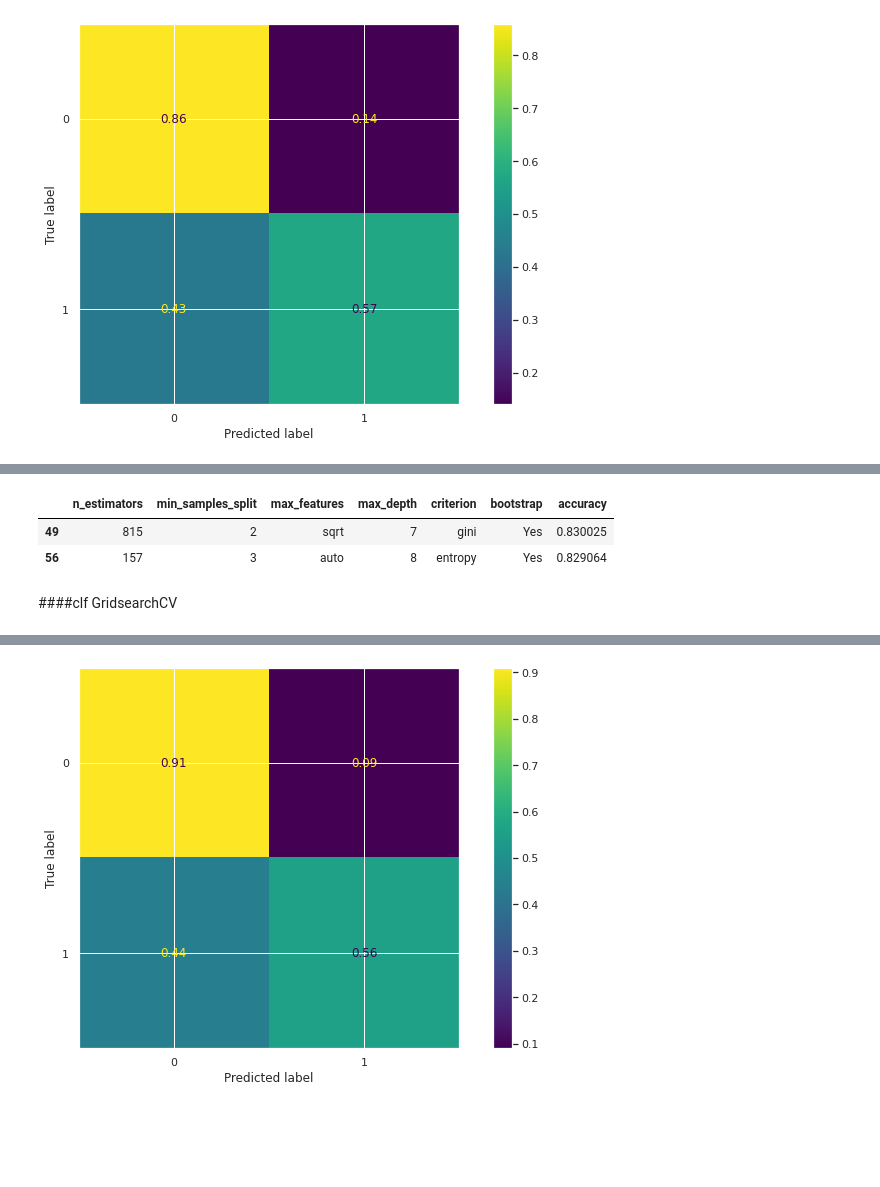
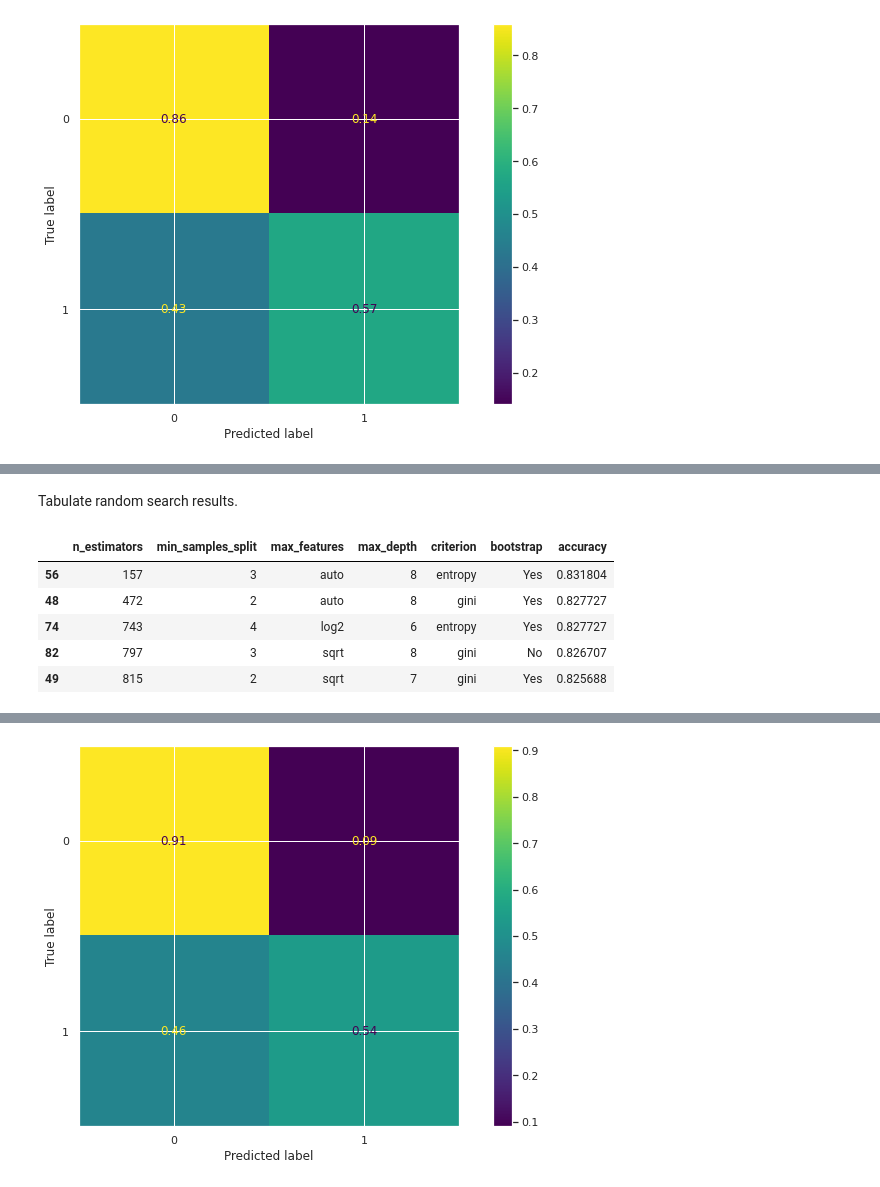
Before and after one commit to leobioinf0/Machine-Learning-Advanced, a Jupyter notebook: S12_T01_Pipelines_grid_search_text_mining.ipynb, the cells around one changed output, grey strips where cells are left out. Cells and saved outputs as stored; diff of their text form; code cells hidden in the pictures; blank space fills up the shorter version.

```diff
--- a/S12_T01_Pipelines_grid_search_text_mining.ipynb
+++ b/S12_T01_Pipelines_grid_search_text_mining.ipynb
@@ -359,13 +304,13 @@ describer(X)
 # %%
 imputer = Pipeline([('drop_columns', DropColumnsTransformer(["sibsp","parch","boat","body","home.dest","ticket"])),
-                     ("impute_age", AgeImputer(impute_age)),
+                     ("impute_age", ColumnsTransformer(impute_age)),
                      ('drop_name', DropColumnsTransformer(["name"])),
-                     ("impute_fare", FareImputer(impute_fare)),
-                     ("impute_embarked", EmbarkedImputer(impute_embarked)),
-                    ("process_sex", SexProcessor(process_sex)),
-                    ("process_pclass", PclassProcessor(process_pclass)),
-                     ("process_cabin", CabinProcessor(process_cabin)),
-                     ("impute_cabin", CabinImputer(impute_cabin))])
+                     ("impute_fare", ColumnsTransformer(impute_fare)),
+                     ("impute_embarked", ColumnsTransformer(impute_embarked)),
+                    ("process_sex", ColumnsTransformer(process_sex)),
+                    ("process_pclass", ColumnsTransformer(process_pclass)),
+                     ("process_cabin", ColumnsTransformer(process_cabin)),
+                     ("impute_cabin", ColumnsTransformer(impute_cabin))])
 # %%
 X = imputer.fit_transform(X)
 # %%
@@ -444,4 +393,2 @@ pickle.dump(clf, open("clf.pkl", 'wb'))
-# %%
-clf = pickle.load(open("clf.pkl", 'rb'))
 # %%
 y_pred = clf.predict(X_test)
@@ -477,4 +455,4 @@ param_dist = { **random_forest_params}
 # %%
-random_search = RandomizedSearchCV(clf,param_distributions=param_dist,n_iter=100, cv=5, random_state=130,  scoring="accuracy", verbose=1)
+random_search = RandomizedSearchCV(clf,param_distributions=param_dist,n_iter=100, cv=3, random_state=130,  scoring="accuracy", verbose=1)
 # %%
 random_search.fit(X_train, y_train)
@@ -500,2 +458,0 @@ pickle.dump(random_search, open("random_search.pkl", 'wb'))
-# %%
-random_search = pickle.load(open("random_search.pkl", 'rb'))
@@ -535,15 +492,18 @@ plt.show()
+# %% [markdown]
+Tabulate random search results.
 # %%
 random_search_results = pd.DataFrame(random_search.cv_results_)
 random_search_results = random_search_results.sort_values(by="rank_test_score")
 random_search_results = random_search_results.filter(regex="mean_test_|param_")
 random_search_results = random_search_results.rename(columns=lambda x: re.sub('mean_fit_|mean_test_|param_','',x))
 random_search_results.rename({'score':'accuracy'}, axis=1, inplace=True)
 random_search_results.fillna("None", inplace=True)
 random_search_results.bootstrap = np.array(['No', 'Yes'])[random_search_results.bootstrap.astype(int)]
-random_search_results.head(2)
+random_search_results.head()
 # %% [output]
 |  | n_estimators | min_samples_split | max_features | max_depth | criterion | bootstrap | accuracy |
-| 49 | 815 | 2 | sqrt | 7 | gini | Yes | 0.830025 |
-| 56 | 157 | 3 | auto | 8 | entropy | Yes | 0.829064 |
+| 56 | 157 | 3 | auto | 8 | entropy | Yes | 0.831804 |
+| 48 | 472 | 2 | auto | 8 | gini | Yes | 0.827727 |
+| 74 | 743 | 4 | log2 | 6 | entropy | Yes | 0.827727 |
+| 82 | 797 | 3 | sqrt | 8 | gini | No | 0.826707 |
+| 49 | 815 | 2 | sqrt | 7 | gini | Yes | 0.825688 |
-# %% [markdown]
-####clf GridsearchCV
```
Also changed, not shown: parts of 131 cells of this notebook.
